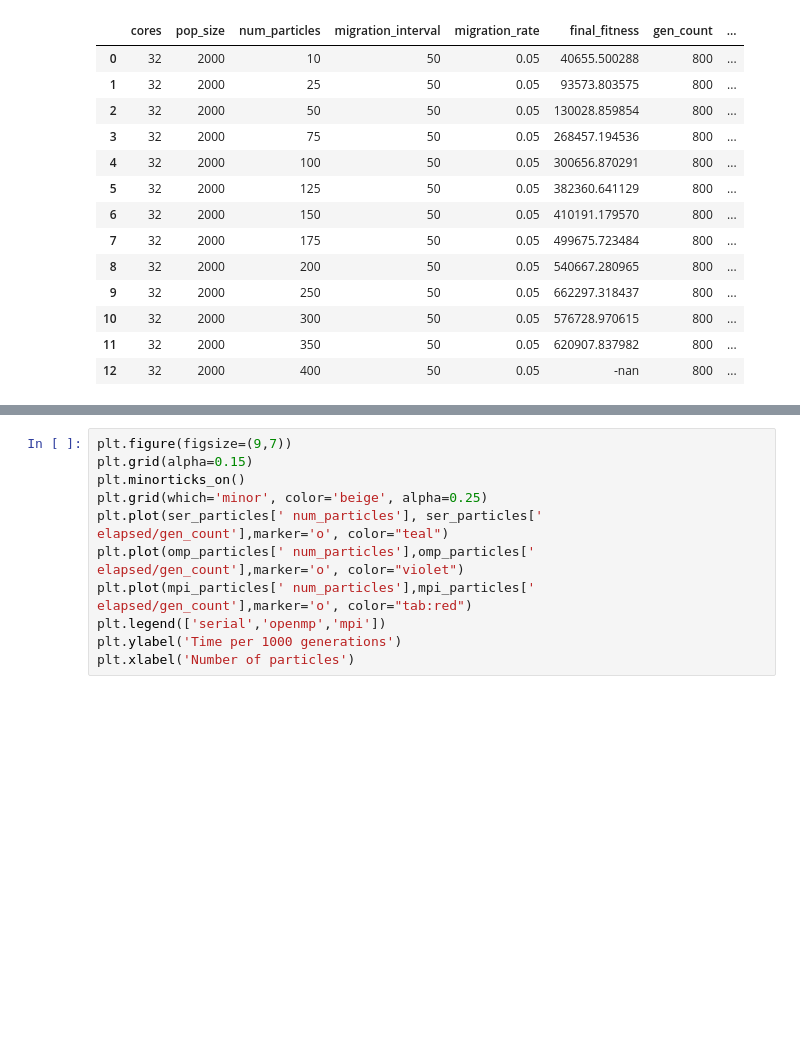
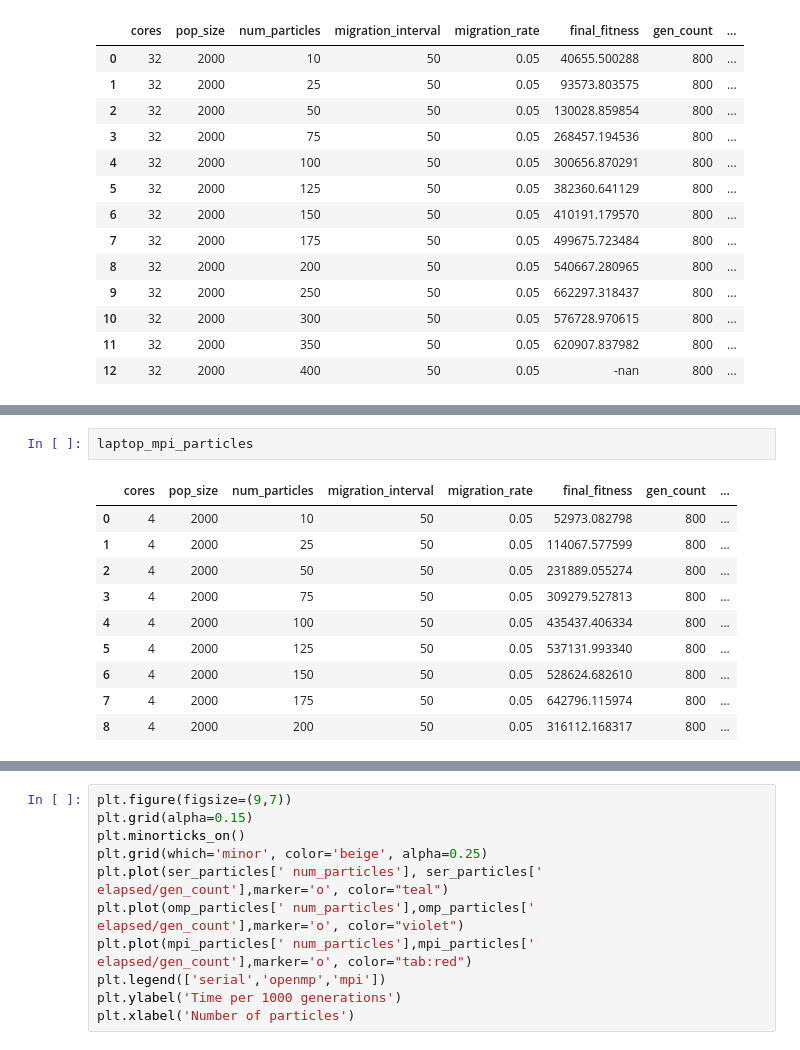
Before and after one commit to matthewdicks98/CSC-HPC-Project, a Jupyter notebook: particles.ipynb, the cells around one changed output, grey strips where cells are left out. Saved outputs shown, nothing was run; the diff lists cells and outputs as text; blank space fills up the shorter version.

```diff
--- a/particles.ipynb
+++ b/particles.ipynb
@@ -63,0 +87,13 @@ mpi_particles
+# %%
+laptop_mpi_particles
+# %% [output]
+|  | cores | pop_size | num_particles | migration_interval | migration_rate | final_fitness | gen_count | ... |
+| 0 | 4 | 2000 | 10 | 50 | 0.05 | 52973.082798 | 800 | ... |
+| 1 | 4 | 2000 | 25 | 50 | 0.05 | 114067.577599 | 800 | ... |
+| 2 | 4 | 2000 | 50 | 50 | 0.05 | 231889.055274 | 800 | ... |
+| 3 | 4 | 2000 | 75 | 50 | 0.05 | 309279.527813 | 800 | ... |
+| 4 | 4 | 2000 | 100 | 50 | 0.05 | 435437.406334 | 800 | ... |
+| 5 | 4 | 2000 | 125 | 50 | 0.05 | 537131.993340 | 800 | ... |
+| 6 | 4 | 2000 | 150 | 50 | 0.05 | 528624.682610 | 800 | ... |
+| 7 | 4 | 2000 | 175 | 50 | 0.05 | 642796.115974 | 800 | ... |
+| 8 | 4 | 2000 | 200 | 50 | 0.05 | 316112.168317 | 800 | ... |
```
Also changed, not shown: parts of 4 cells of this notebook, 14 other files.
